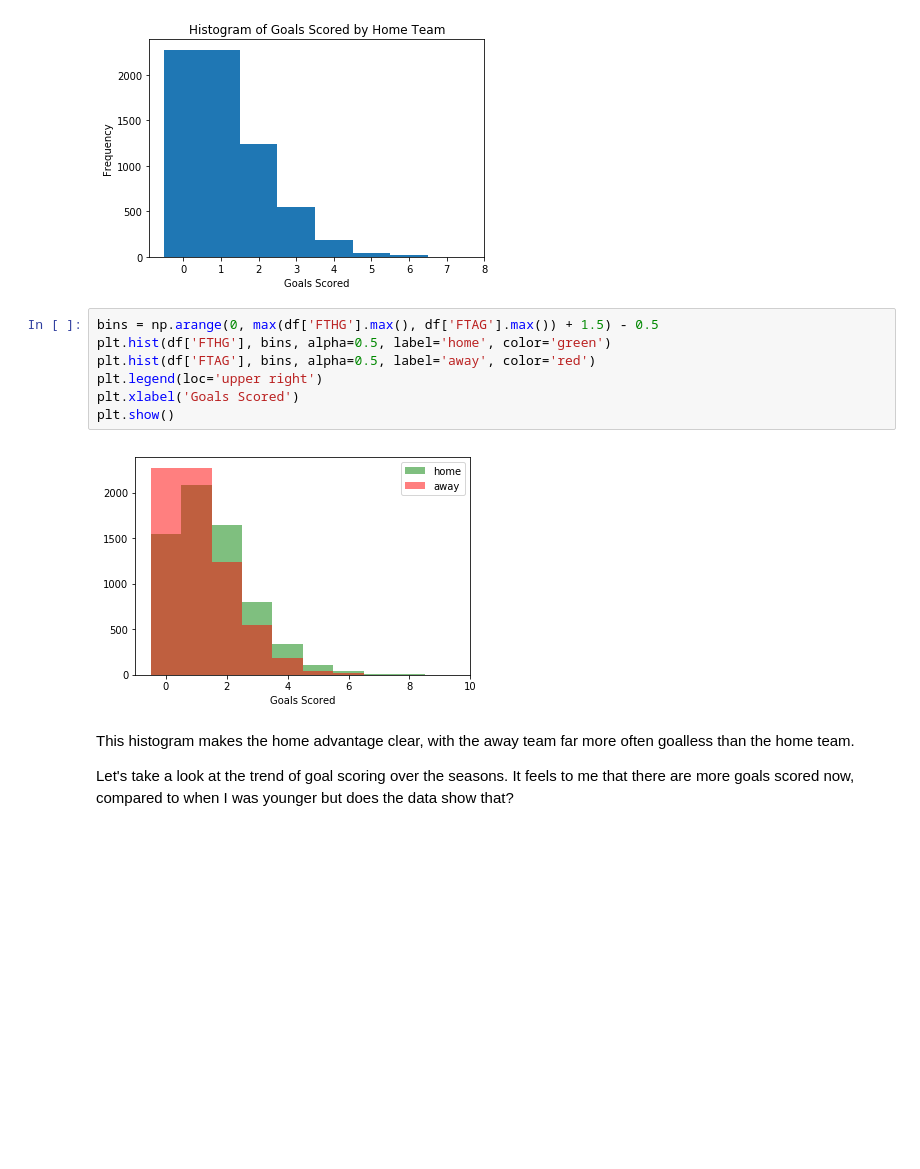
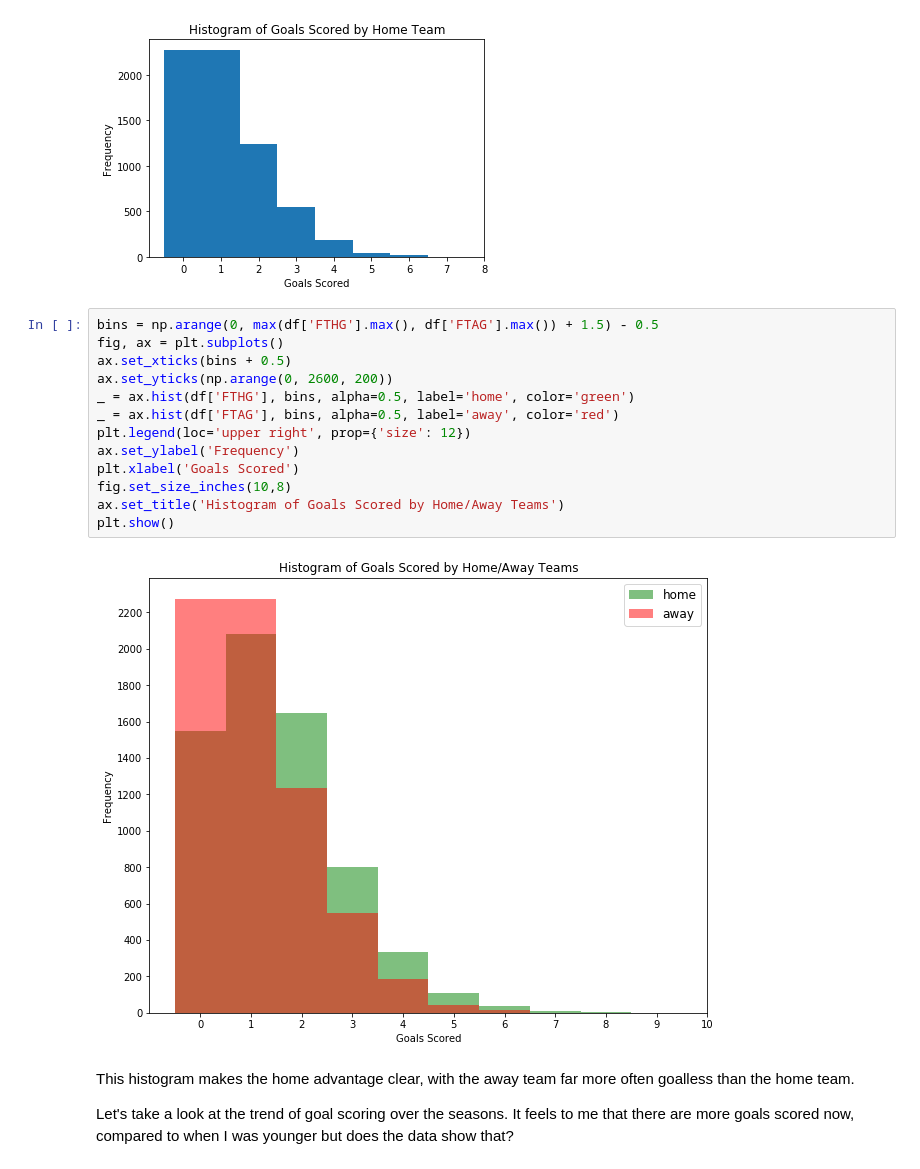
Before and after one commit to sjhatfield/worthwatching, a Jupyter notebook: EPL_Wrangling_Analysis.ipynb, the cells around one changed output. Cells and saved outputs as stored; diff of their text form; blank space fills up the shorter version.

```diff
--- a/EPL_Wrangling_Analysis.ipynb
+++ b/EPL_Wrangling_Analysis.ipynb
@@ -473,13 +473,19 @@ plt.show()
 [figure]
 # %%
 bins = np.arange(0, max(df['FTHG'].max(), df['FTAG'].max()) + 1.5) - 0.5
-plt.hist(df['FTHG'], bins, alpha=0.5, label='home', color='green')
-plt.hist(df['FTAG'], bins, alpha=0.5, label='away', color='red')
-plt.legend(loc='upper right')
+fig, ax = plt.subplots()
+ax.set_xticks(bins + 0.5)
+ax.set_yticks(np.arange(0, 2600, 200))
+_ = ax.hist(df['FTHG'], bins, alpha=0.5, label='home', color='green')
+_ = ax.hist(df['FTAG'], bins, alpha=0.5, label='away', color='red')
+plt.legend(loc='upper right', prop={'size': 12})
+ax.set_ylabel('Frequency')
 plt.xlabel('Goals Scored')
+fig.set_size_inches(10,8)
+ax.set_title('Histogram of Goals Scored by Home/Away Teams')
 plt.show()
 # %% [output]
-[figure, old version]
+[figure, new version]
 # %% [markdown]
 This histogram makes the home advantage clear, with the away team far more often goalless than the home team.
 
```
Also changed, not shown: parts of 9 cells of this notebook, 1 other file.
